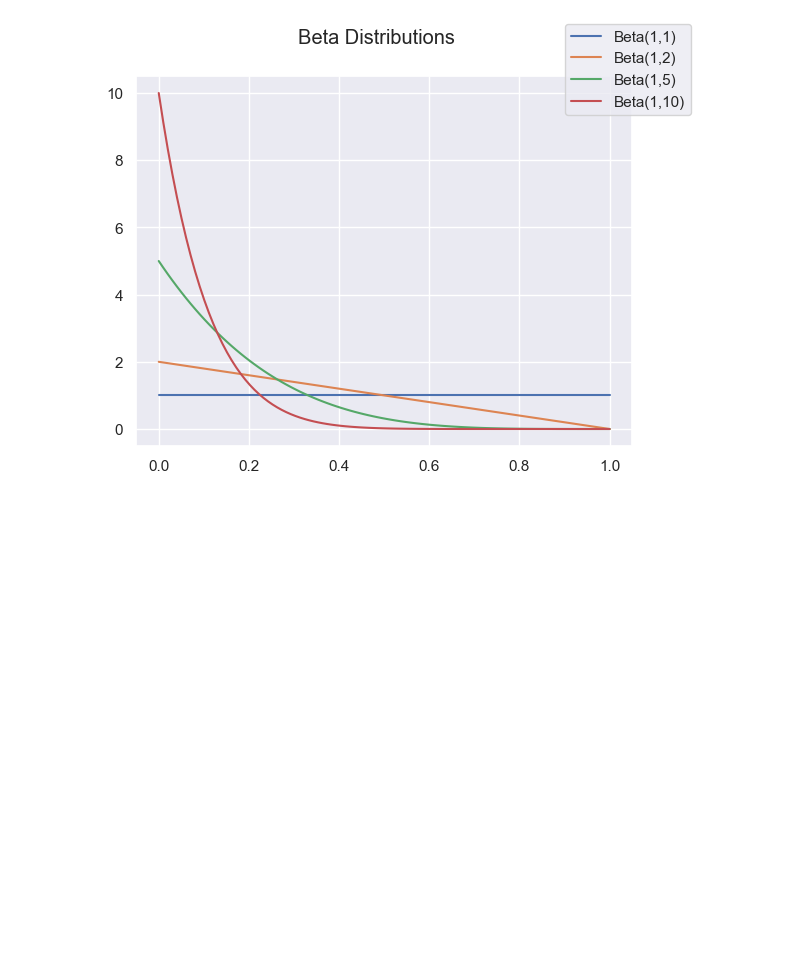
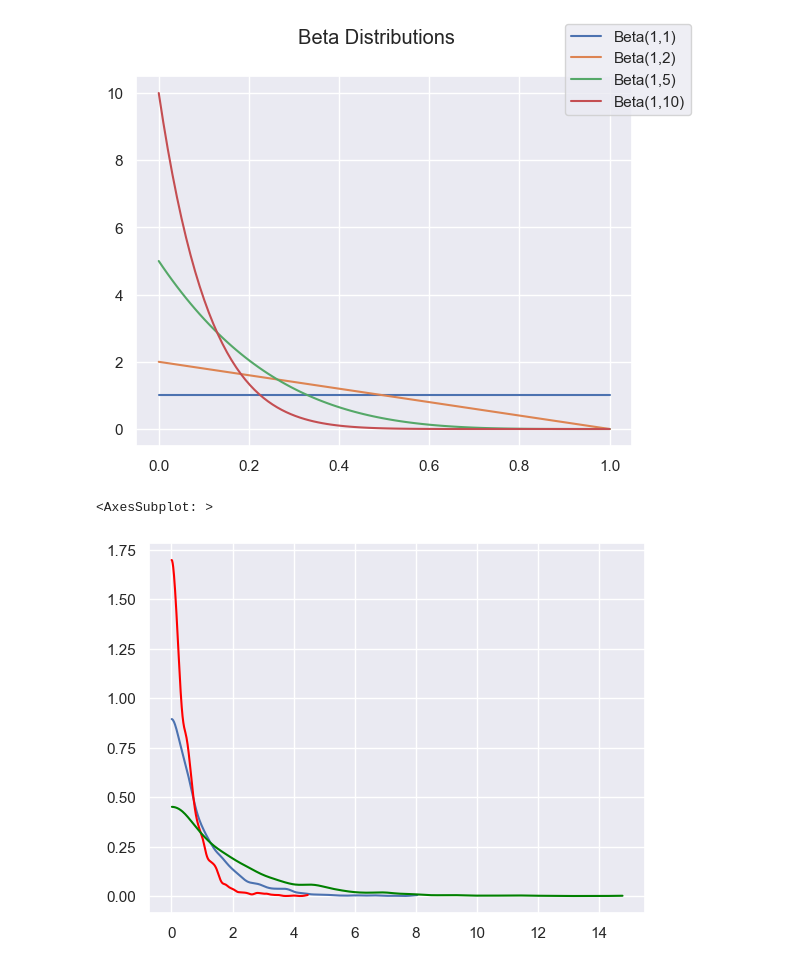
Before and after one commit to btbyrnes/bayesian_notebooks, a Jupyter notebook: Probability Distributions.ipynb, the cells around one changed output. Saved outputs shown, nothing was run; the diff lists cells and outputs as text; code cells hidden in the pictures; blank space fills up the shorter version.

```diff
--- a/Probability Distributions.ipynb
+++ b/Probability Distributions.ipynb
@@ -22,3 +24,12 @@ for x in [1,2,5,10]:
     plt.plot(pdf, y, label=f"Beta(1,{x})")
 fig.legend()
 fig.suptitle("Beta Distributions")
+# %%
+pm.plot_dist(pm.draw(pm.Exponential.dist(1), draws=2000))
+pm.plot_dist(pm.draw(pm.Exponential.dist(2), draws=2000), color="red")
+pm.plot_dist(pm.draw(pm.Exponential.dist(1/2), draws=2000), color="green")
+
+# pm.plot_dist(pm.draw(pm.Gamma.dist(1,1), draws=2000), color="red")
+# %% [output]
+<AxesSubplot: >
+[figure, added]
```
Also changed, not shown: parts of 2 cells of this notebook, 1 other file.
